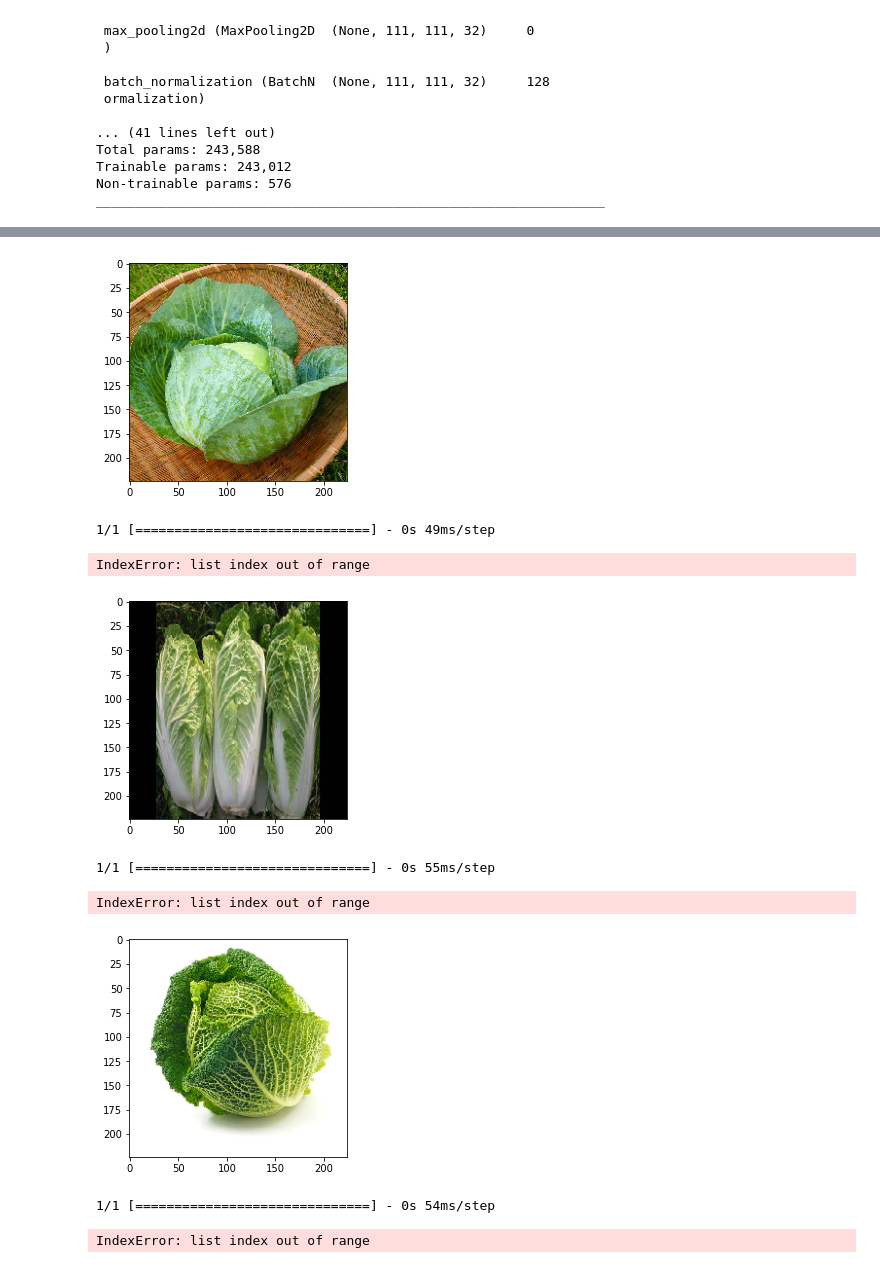
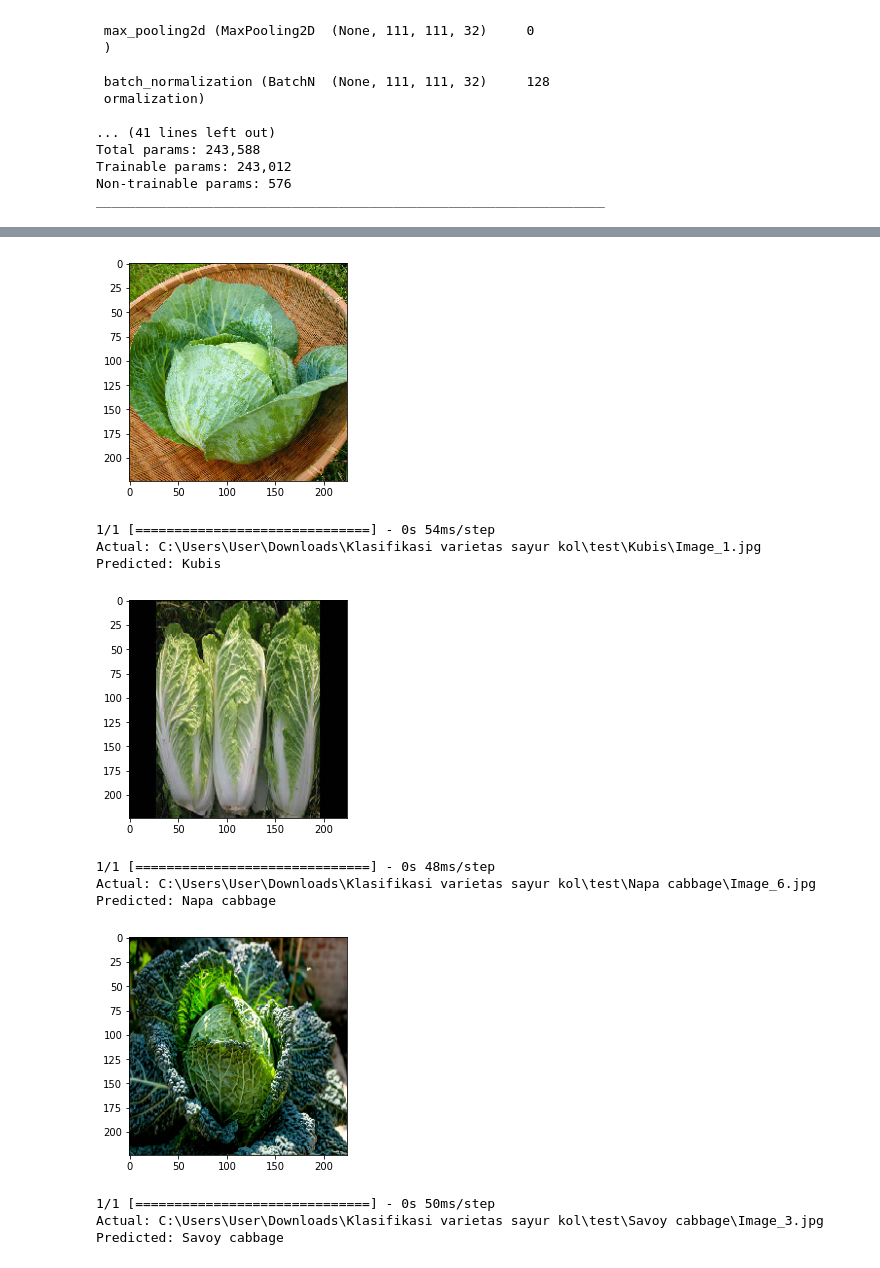
Before and after one commit to lamsiharsiahaan/Tugas-Proyek-Certan, a Jupyter notebook: Klasifikasi varietas sayur kol/Klasifikasi varietas sayur kol/Klasifikasi varietas sayur kol dengan menggunakan CNN.ipynb, the cells around one changed output, grey strips where cells are left out. Saved outputs shown, nothing was run; the diff lists cells and outputs as text; code cells hidden in the pictures.

```diff
--- a/Klasifikasi varietas sayur kol/Klasifikasi varietas sayur kol/Klasifikasi varietas sayur kol dengan menggunakan CNN.ipynb
+++ b/Klasifikasi varietas sayur kol/Klasifikasi varietas sayur kol/Klasifikasi varietas sayur kol dengan menggunakan CNN.ipynb
@@ -13,8 +13,8 @@ import matplotlib.pyplot as plt
 from tensorflow.keras.layers import BatchNormalization
 from tensorflow.keras.preprocessing.image import ImageDataGenerator
 # %%
-val_path=r"C:\\Users\\User\\Downloads\\deteksi sayuran\\validation"
-train_path=r"C:\\Users\User\\Downloads\\deteksi sayuran\\train"
+val_path=r"C:\\Users\\User\\Downloads\\Klasifikasi varietas sayur kol\\validation"
+train_path=r"C:\\Users\\User\\Downloads\\Klasifikasi varietas sayur kol\\train"
 
 train_dataset = tf.keras.preprocessing.image_dataset_from_directory(train_path,
                                                                seed=2509,
@@ -125,6 +125,6 @@ plt.show()
 # %%
 from keras_preprocessing import image
-image_path="C:\\Users\\User\\Downloads\\deteksi sayuran\\test\\Brussel sprouts\\Image_2.jpg"
+image_path="C:\\Users\\User\\Downloads\\Klasifikasi varietas sayur kol\\test\\Brussel sprouts\\Image_2.jpg"
 img = image.load_img(image_path, target_size=(224,224,3))
 plt.imshow(img)
 plt.show()
@@ -133,7 +133,7 @@ x = np.expand_dims(x, axis=0)
 images = np.vstack([x])
 pred = model.predict(images, batch_size=32)
 label = np.argmax(pred, axis=1)
-print("Actual: "+image_path.split("/")[-2])
+print("Actual: "+image_path.split("/")[-1])
 print("Predicted: "+class_names[np.argmax(pred)])
 # %% [output]
 [figure]
@@ -142,6 +143,6 @@ IndexError: list index out of range
 # %%
 from keras_preprocessing import image
-image_path="C:\\Users\\User\\Downloads\\deteksi sayuran\\test\\Kubis\\Image_1.jpg"
+image_path="C:\\Users\\User\\Downloads\\Klasifikasi varietas sayur kol\\test\\Kubis\\Image_1.jpg"
 img = image.load_img(image_path, target_size=(224,224,3))
 plt.imshow(img)
 plt.show()
@@ -150,15 +151,16 @@ x = np.expand_dims(x, axis=0)
 images = np.vstack([x])
 pred = model.predict(images, batch_size=32)
 label = np.argmax(pred, axis=1)
-print("Actual: "+image_path.split("/")[-2])
+print("Actual: "+image_path.split("/")[-1])
 print("Predicted: "+class_names[np.argmax(pred)])
 # %% [output]
 [figure]
-1/1 [==============================] - 0s 49ms/step
+1/1 [==============================] - 0s 54ms/step
+Actual: C:\Users\User\Downloads\Klasifikasi varietas sayur kol\test\Kubis\Image_1.jpg
+Predicted: Kubis
-IndexError: list index out of range
 # %%
 from keras_preprocessing import image
-image_path="C:\\Users\\User\\Downloads\\deteksi sayuran\\test\\Napa cabbage\\Image_6.jpg"
+image_path="C:\\Users\\User\\Downloads\\Klasifikasi varietas sayur kol\\test\\Napa cabbage\\Image_6.jpg"
 img = image.load_img(image_path, target_size=(224,224,3))
 plt.imshow(img)
 plt.show()
@@ -167,25 +169,27 @@ x = np.expand_dims(x, axis=0)
 images = np.vstack([x])
 pred = model.predict(images, batch_size=32)
 label = np.argmax(pred, axis=1)
-print("Actual: "+image_path.split("/")[-2])
+print("Actual: "+image_path.split("/")[-1])
 print("Predicted: "+class_names[np.argmax(pred)])
 # %% [output]
 [figure]
-1/1 [==============================] - 0s 55ms/step
+1/1 [==============================] - 0s 48ms/step
+Actual: C:\Users\User\Downloads\Klasifikasi varietas sayur kol\test\Napa cabbage\Image_6.jpg
+Predicted: Napa cabbage
-IndexError: list index out of range
 # %%
 from keras_preprocessing import image
-image_path="C:\\Users\\User\\Downloads\\deteksi sayuran\\test\\Savoy cabbage\\Image_2.jpg"
+image_path="C:\\Users\\User\\Downloads\\Klasifikasi varietas sayur kol\\test\\Savoy cabbage\\Image_3.jpg"
 img = image.load_img(image_path, target_size=(224,224,3))
 plt.imshow(img)
 plt.show()
 x = image.img_to_array(img)
 x = np.expand_dims(x, axis=0)
 images = np.vstack([x])
 pred = model.predict(images, batch_size=32)
-print("Actual: "+image_path.split("/")[-2])
+print("Actual: "+image_path.split("/")[-1])
 print("Predicted: "+class_names[np.argmax(pred)])
 # %% [output]
-[figure, old version]
+[figure, new version]
-1/1 [==============================] - 0s 54ms/step
+1/1 [==============================] - 0s 50ms/step
+Actual: C:\Users\User\Downloads\Klasifikasi varietas sayur kol\test\Savoy cabbage\Image_3.jpg
+Predicted: Savoy cabbage
-IndexError: list index out of range
```
Also changed, not shown: parts of 4 cells of this notebook.
